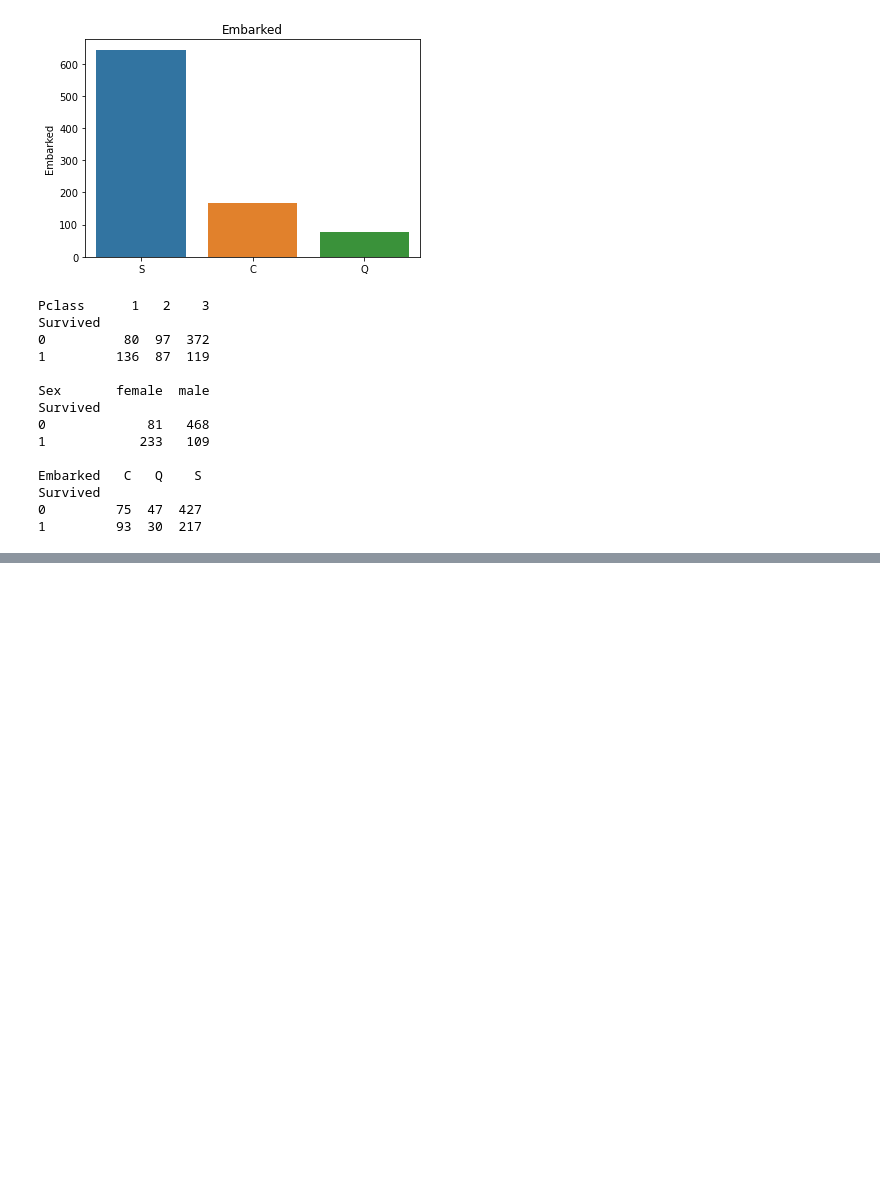
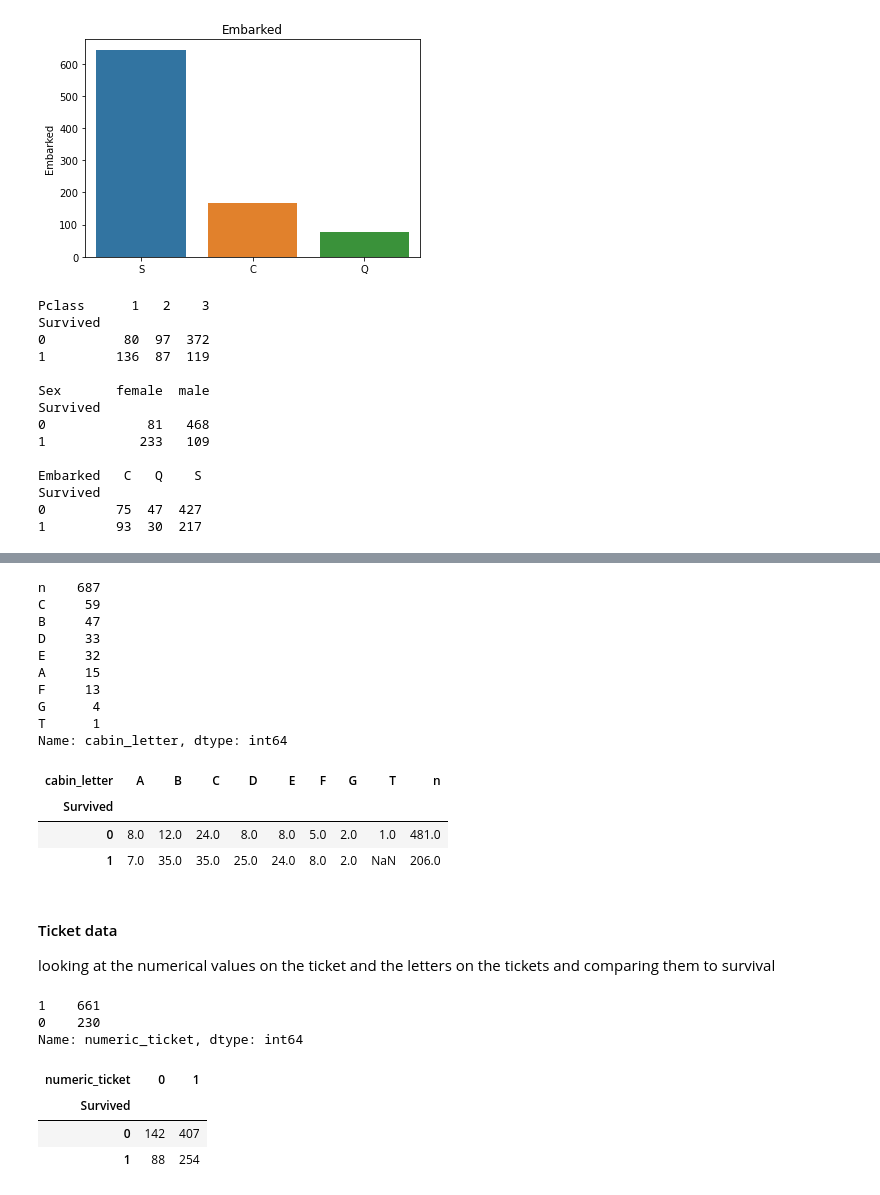
Before and after one commit to benpalay/TitanicSE, a Jupyter notebook: draft2.ipynb, the cells around one changed output, grey strips where cells are left out. Cells and saved outputs as stored; diff of their text form; code cells hidden in the pictures; blank space fills up the shorter version.

```diff
--- a/draft2.ipynb
+++ b/draft2.ipynb
@@ -187,0 +243,47 @@ train[['Embarked', 'Survived']].groupby(['Embarked'], as_index = False).mean().s
+# %%
+# Split up the cabins into cabin letters and cabin letter to see if there is link to survival
+# n stands for null value meaining that there is a missing value or the cabin  does not have a letter
+training['cabin_letter'] = training.Cabin.apply(lambda x: str(x)[0])
+print(training.cabin_letter.value_counts())
+pd.pivot_table(training,index='Survived',columns='cabin_letter', values = 'Name', aggfunc='count')
+# %% [output]
+n    687
+C     59
+B     47
+D     33
+E     32
+A     15
+F     13
+G      4
+T      1
+Name: cabin_letter, dtype: int64
+| cabin_letter | A | B | C | D | E | F | G | T | n |
+| Survived |  |  |  |  |  |  |  |  |  |
+| 0 | 8.0 | 12.0 | 24.0 | 8.0 | 8.0 | 5.0 | 2.0 | 1.0 | 481.0 |
+| 1 | 7.0 | 35.0 | 35.0 | 25.0 | 24.0 | 8.0 | 2.0 | NaN | 206.0 |
+# %% [markdown]
+#### Ticket data
+looking at the numerical values on the ticket and the letters on the tickets and comparing them to survival
+# %%
+# Look at numeric vs non numeric tickecks
+training['numeric_ticket'] = training.Ticket.apply(lambda x: 1 if x.isnumeric() else 0)
+training['ticket_letters'] = training.Ticket.apply(lambda x: ''.join(x.split(' ')[:-1]).replace('.','').replace('/','').lower() if len(x.split(' ')[:-1]) >0 else 0)
+
+# 0 represents numeric numbers
+# 1 represents non numeric numbers
+
+training['numeric_ticket'].value_counts()
+# %% [output]
+1    661
+0    230
+Name: numeric_ticket, dtype: int64
+# %%
+# comparing the numeric and non numeric tickets to the survival rate
+# 0 represents numeric numbers
+# 1 represents non numeric numbers
+pd.pivot_table(training,index='Survived',columns='numeric_ticket', values = 'Ticket', aggfunc='count')
+# %% [output]
+| numeric_ticket | 0 | 1 |
+| Survived |  |  |
+| 0 | 142 | 407 |
+| 1 | 88 | 254 |
```
Also changed, not shown: parts of 15 cells of this notebook.
